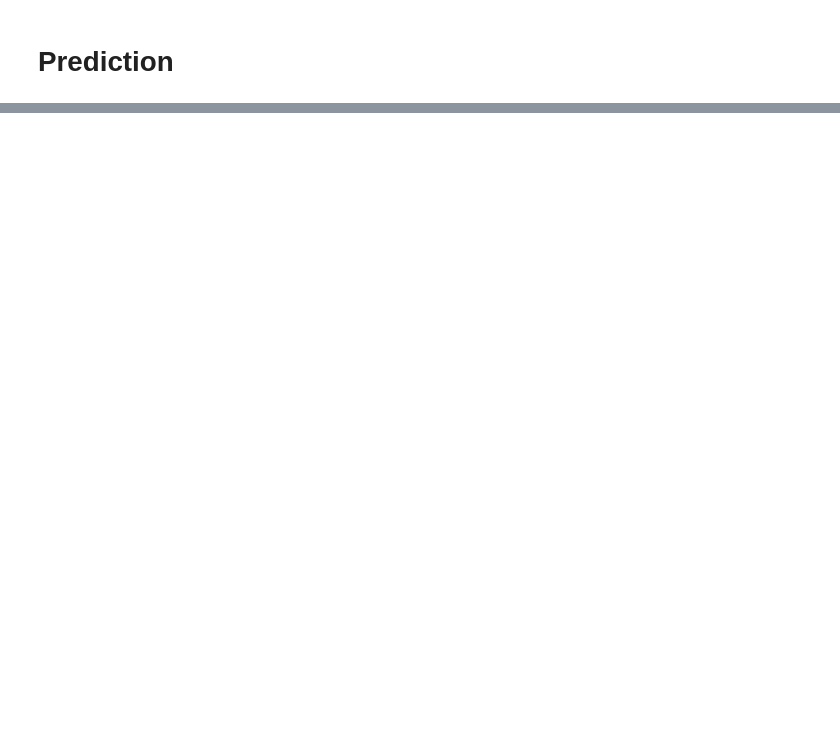
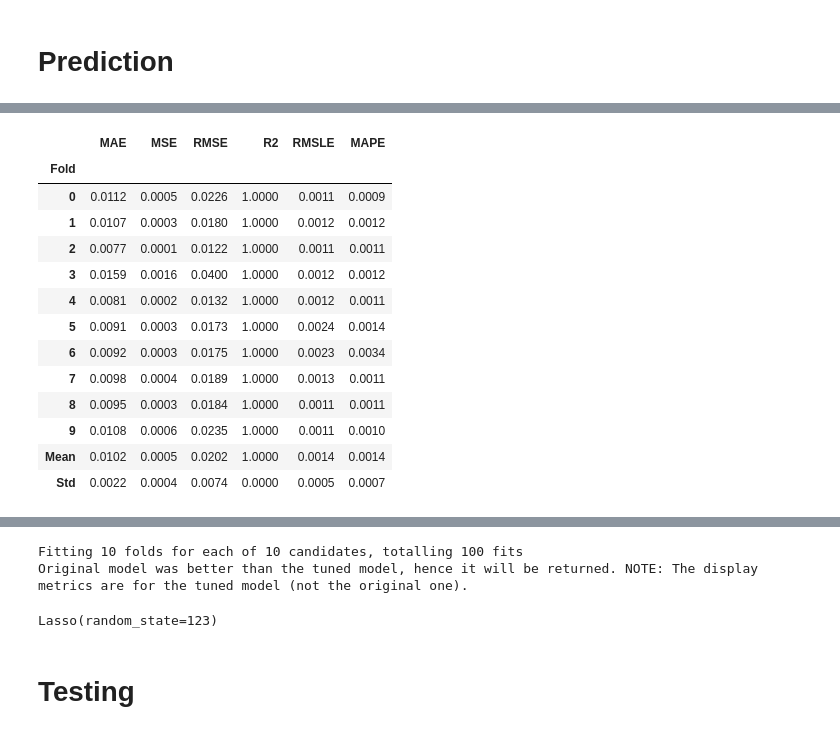
Before and after one commit to saptarshipal1/Largest_companies, a Jupyter notebook: company_value_pred.ipynb, the cells around one changed output, grey strips where cells are left out. Saved outputs shown, nothing was run; the diff lists cells and outputs as text; code cells hidden in the pictures; blank space fills up the shorter version.

```diff
--- a/company_value_pred.ipynb
+++ b/company_value_pred.ipynb
@@ -160,0 +295,5 @@ holdout_pred.head()
+# %%
+
+# to access the tuner object you can set return_tuner = True
+tuned_lasso, tuner = tune_model(lasso, return_tuner=True)
+# %% [output]
@@ -160,0 +301,14 @@ holdout_pred.head()
+|  | MAE | MSE | RMSE | R2 | RMSLE | MAPE |
+| Fold |  |  |  |  |  |  |
+| 0 | 0.0112 | 0.0005 | 0.0226 | 1.0000 | 0.0011 | 0.0009 |
+| 1 | 0.0107 | 0.0003 | 0.0180 | 1.0000 | 0.0012 | 0.0012 |
+| 2 | 0.0077 | 0.0001 | 0.0122 | 1.0000 | 0.0011 | 0.0011 |
+| 3 | 0.0159 | 0.0016 | 0.0400 | 1.0000 | 0.0012 | 0.0012 |
+| 4 | 0.0081 | 0.0002 | 0.0132 | 1.0000 | 0.0012 | 0.0011 |
+| 5 | 0.0091 | 0.0003 | 0.0173 | 1.0000 | 0.0024 | 0.0014 |
+| 6 | 0.0092 | 0.0003 | 0.0175 | 1.0000 | 0.0023 | 0.0034 |
+| 7 | 0.0098 | 0.0004 | 0.0189 | 1.0000 | 0.0013 | 0.0011 |
+| 8 | 0.0095 | 0.0003 | 0.0184 | 1.0000 | 0.0011 | 0.0011 |
+| 9 | 0.0108 | 0.0006 | 0.0235 | 1.0000 | 0.0011 | 0.0010 |
+| Mean | 0.0102 | 0.0005 | 0.0202 | 1.0000 | 0.0014 | 0.0014 |
+| Std | 0.0022 | 0.0004 | 0.0074 | 0.0000 | 0.0005 | 0.0007 |
@@ -160,0 +316,9 @@ holdout_pred.head()
+Fitting 10 folds for each of 10 candidates, totalling 100 fits
+Original model was better than the tuned model, hence it will be returned. NOTE: The display metrics are for the tuned model (not the original one).
+# %%
+# model object
+tuned_lasso
+# %% [output]
+Lasso(random_state=123)
+# %% [markdown]
+# Testing
```
Also changed, not shown: parts of 51 cells of this notebook, 5 other files.
